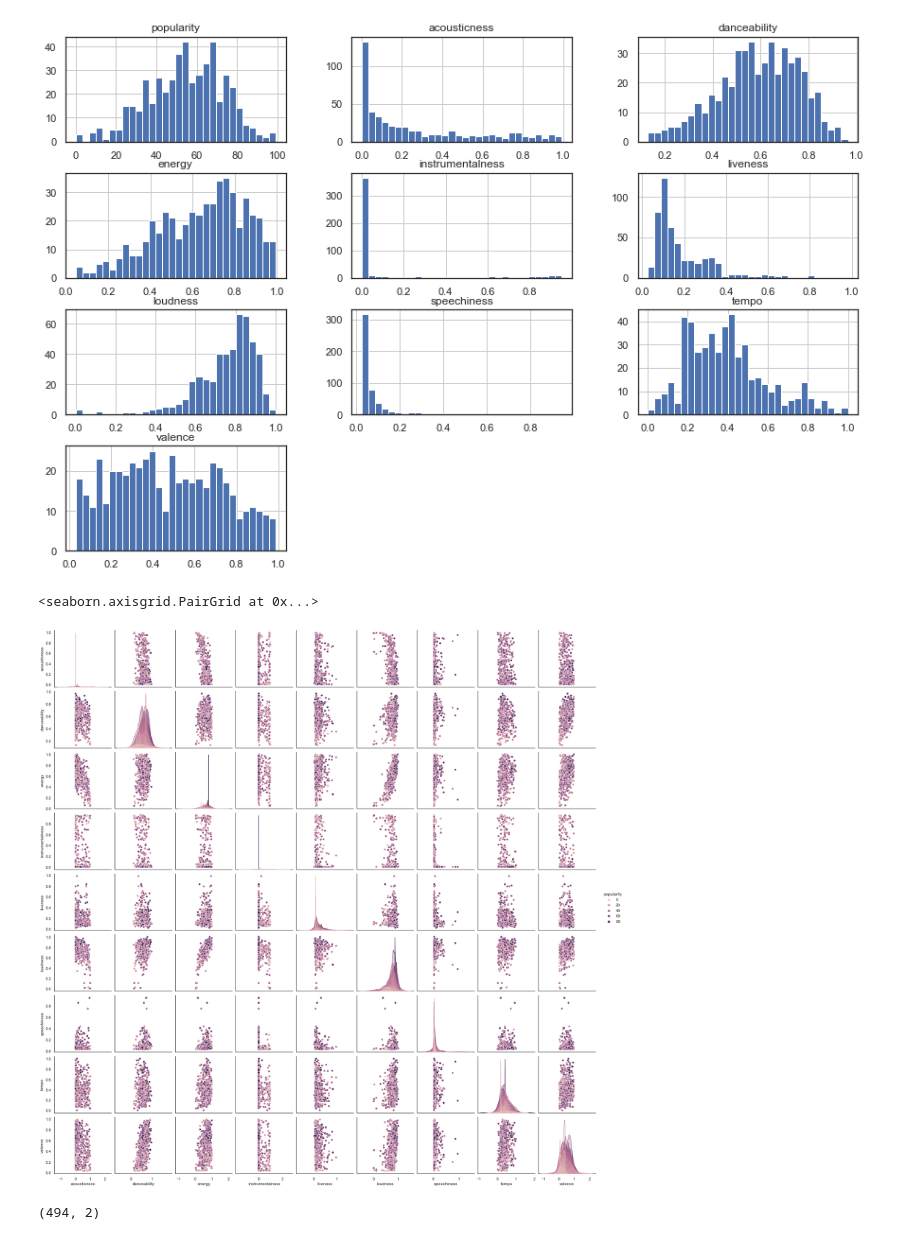
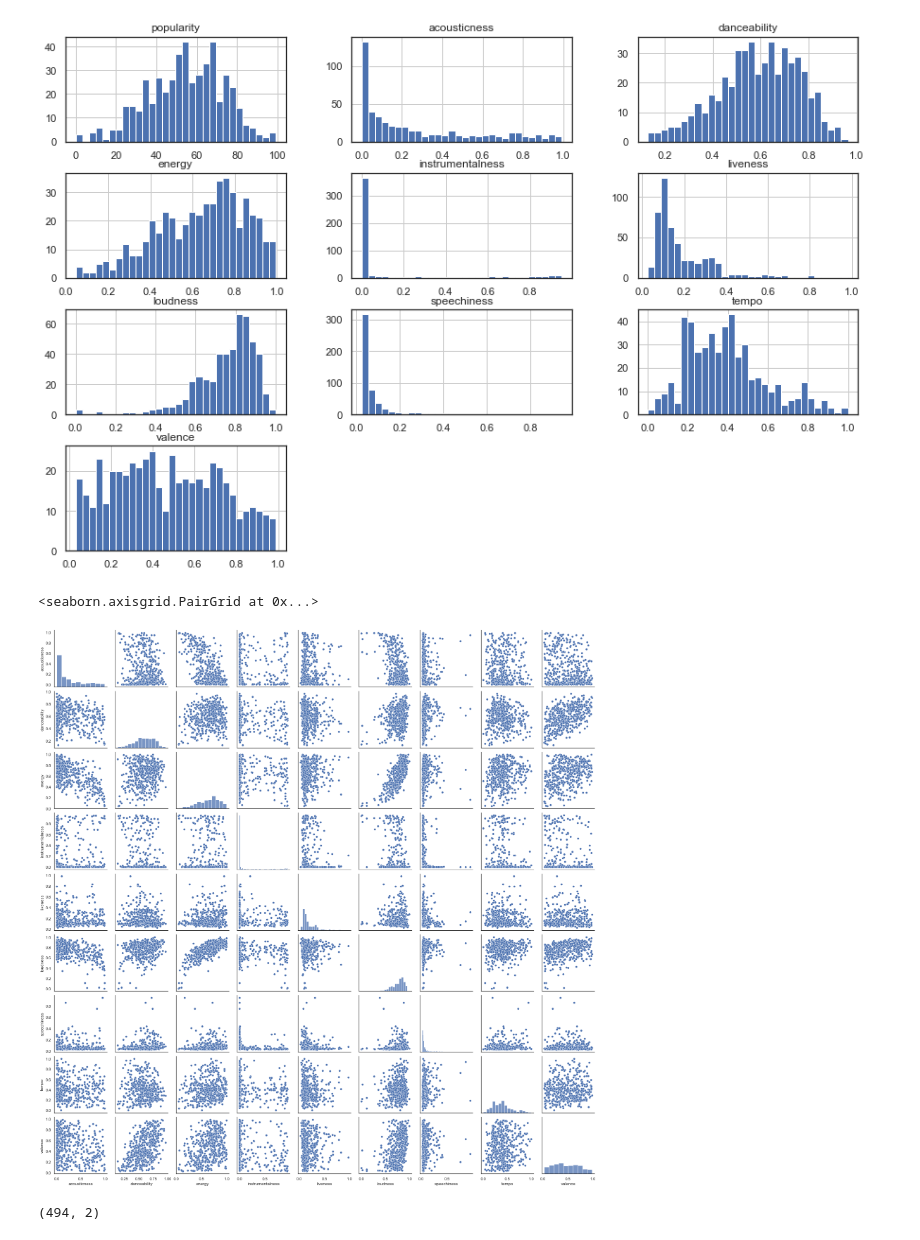
Before and after one commit to merytouceda/csss-spotify, a Jupyter notebook: spotipy-experiments/cluster_tracks.ipynb, the cells around one changed output. Saved outputs shown, nothing was run; the diff lists cells and outputs as text; code cells hidden in the pictures.

Commit message:
Minor change to plots

```diff
--- a/spotipy-experiments/cluster_tracks.ipynb
+++ b/spotipy-experiments/cluster_tracks.ipynb
@@ -56,11 +56,6 @@ array([[<AxesSubplot:title={'center':'popularity'}>,
        [<AxesSubplot:title={'center':'valence'}>, <AxesSubplot:>,
         <AxesSubplot:>]], dtype=object)
 [figure]
-# %%
-sns.pairplot(df1, hue='popularity')
-# %% [output]
-<seaborn.axisgrid.PairGrid at 0x...>
-[figure, removed]
 # %%
 # now cluster them
 cluster_fields = ['acousticness', 'danceability', 'energy', 'instrumentalness', 'liveness',
@@ -68,6 +63,11 @@ cluster_fields = ['acousticness', 'danceability', 'energy', 'instrumentalness',
 
 spotify_data = df1[cluster_fields].values
 scaled_spotify_data = StandardScaler().fit_transform(spotify_data)
+# %%
+sns.pairplot(df1[cluster_fields])
+# %% [output]
+<seaborn.axisgrid.PairGrid at 0x...>
+[figure, added]
 # %%
 import umap.umap_ as umap
 # %%
```
Also changed, not shown: parts of 1 cell of this notebook.
